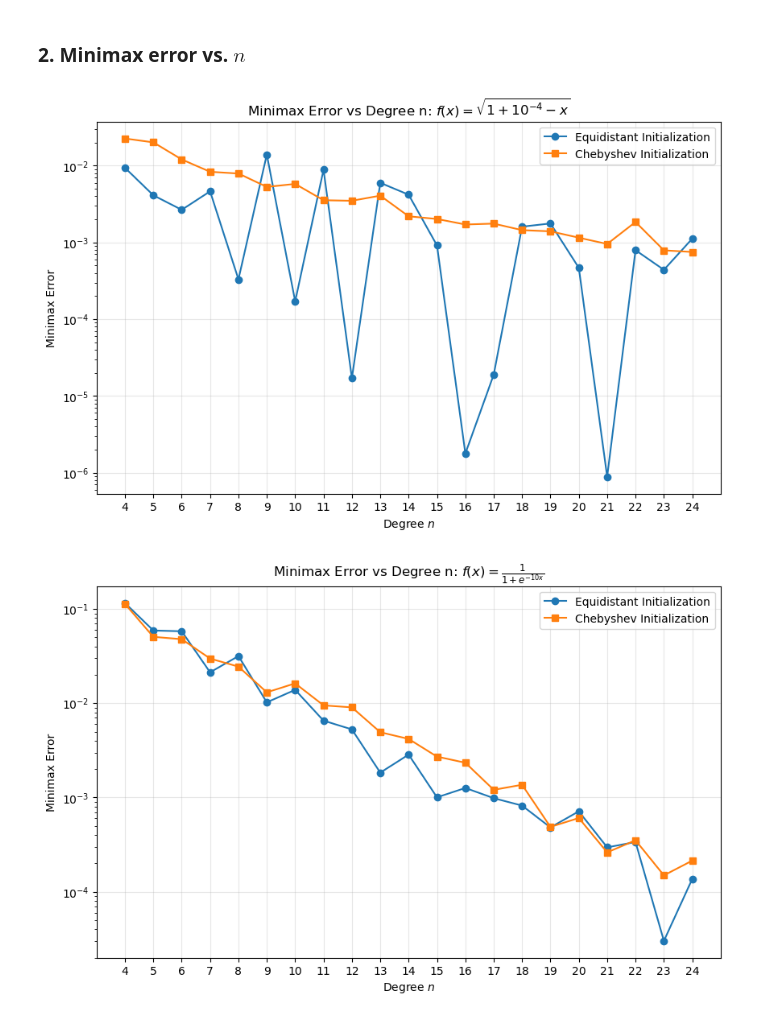
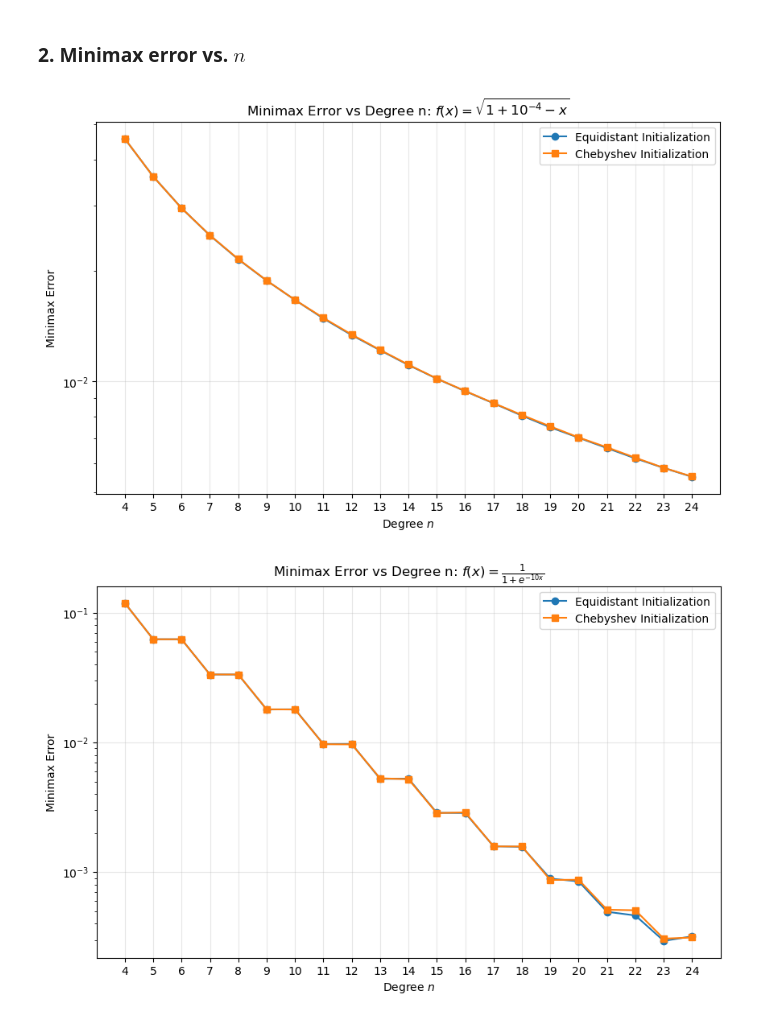
Before and after one commit to AhouLucas/linma2171-homeworks, a Jupyter notebook: HW 4/main.ipynb, the cells around one changed output. Saved outputs shown, nothing was run; the diff lists cells and outputs as text; code cells hidden in the pictures.

```diff
--- a/HW 4/main.ipynb
+++ b/HW 4/main.ipynb
@@ -39,15 +39,9 @@ def solve_system(f, xi):
 
 def eta(f, p: Polynomial, interval=(-1, 1)):
     "Finds and returns the point at which the error is maximized"
-    def error_func(x):
-        return np.abs(f(x) - p(x))
-
-    res = sp.optimize.minimize_scalar(
-        lambda x: -error_func(x),
-        bounds=interval,
-        method='bounded'
-    )
-    return res.x
+    eval_points = np.linspace(interval[0], interval[1], 100000)
+    errors = f(eval_points) - p(eval_points)
+    return eval_points[np.argmax(np.abs(errors))]
 
 def replace_xi(f, p: Polynomial, xi, eta):
     "Returns the index of xi that is getting replaced by eta"
@@ -171,37 +178,37 @@ def plot_errors(f, interval=(-1, 1), f_label="", filename="f"):
     ns = np.arange(4, 25)
     errors_eq = []
     errors_cheb = []
 
     for n in ns:
         xi_eq = eq_points(n)
-        _, err_eq = remez_algorithm(f, xi_eq, interval)
+        _, err_eq = remez_algorithm(f, xi_eq, interval, tol=1e-4)
         errors_eq.append(err_eq[-1])
 
         xi_cheb = cheb_points(n)
-        _, err_cheb = remez_algorithm(f, xi_cheb, interval)
+        _, err_cheb = remez_algorithm(f, xi_cheb, interval, tol=1e-4)
         errors_cheb.append(err_cheb[-1])
 
     plt.figure(figsize=(10, 6))
     plt.semilogy(ns, errors_eq, marker='o', label='Equidistant Initialization')
     plt.semilogy(ns, errors_cheb, marker='s', label='Chebyshev Initialization')
     plt.title(rf'Minimax Error vs Degree n: $f(x) = {f_label}$')
     plt.xticks(ns)
     plt.xlabel(r'Degree $n$')
     plt.ylabel(r'Minimax Error')
     plt.legend()
     plt.grid(alpha=0.3)
     plt.savefig('figures/error_' + filename + '.svg', format='svg')
     plt.show()
 
 
 f = lambda x: np.sqrt(1 + 1e-4 - x)
 plot_errors(f, f_label=r'\sqrt{1 + 10^{-4} - x}', filename="f1")
 
 f = lambda x: 1 / (1 + np.exp(-10 * x))
 plot_errors(f, f_label=r'\frac{1}{1 + e^{-10x}}', filename="f2")
 # %% [output]
-[figure, old version]
+[figure, new version]
-[figure, old version]
+[figure, new version]
 # %%
 def plot_num_iter(f, interval=(-1, 1), f_label="", filename="f"):
     """For n from 4 to 24, plot the number of iterations until convergence for each initialization strategy.
```
Also changed, not shown: parts of 2 cells of this notebook, 3 other files.
